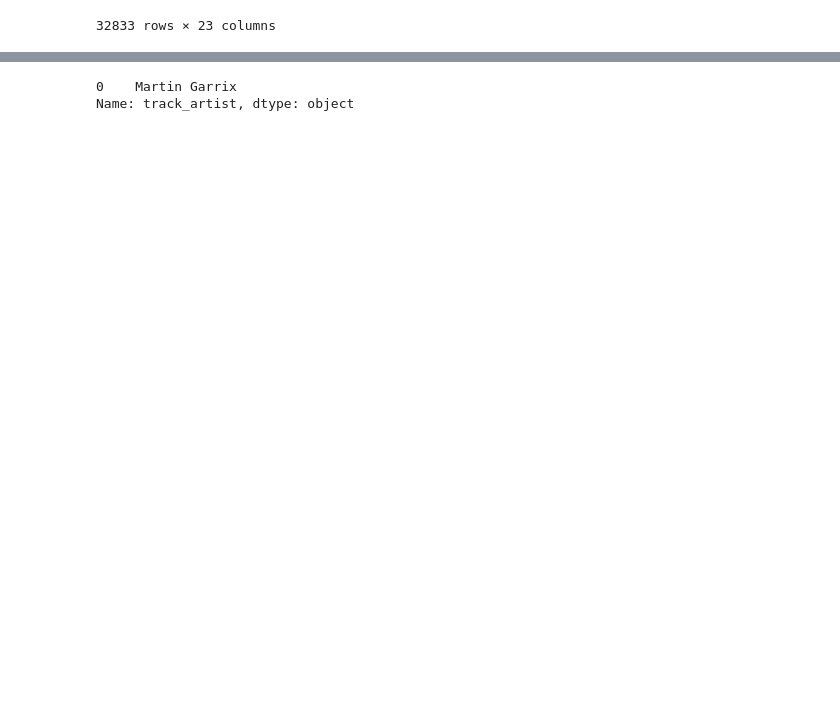
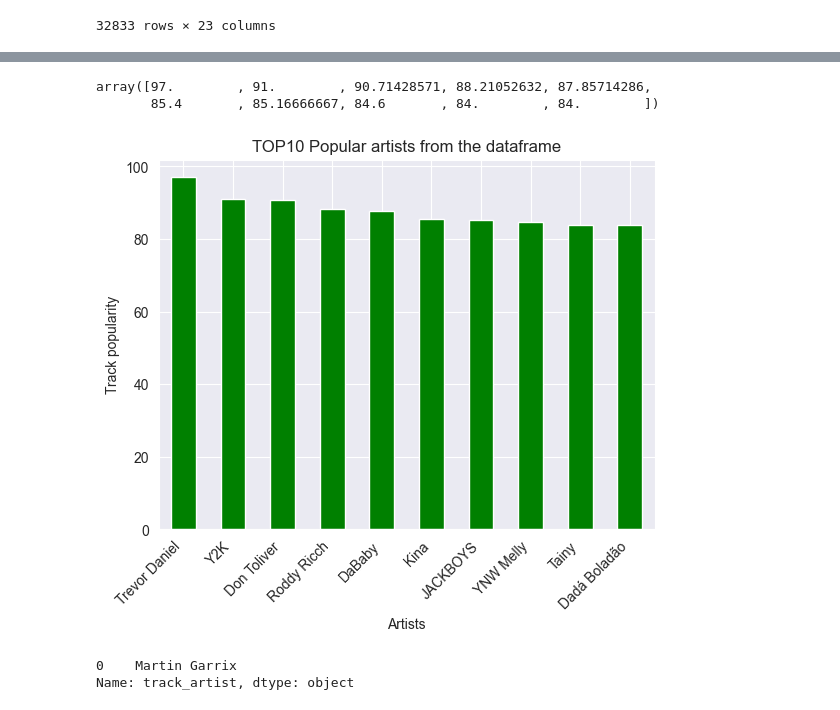
Before and after one commit to exaucersk/portfolio, a Jupyter notebook: spotify songs/spotify.ipynb, the cells around one changed output, grey strips where cells are left out. Cells and saved outputs as stored; diff of their text form; code cells hidden in the pictures; blank space fills up the shorter version.

```diff
--- a/spotify songs/spotify.ipynb
+++ b/spotify songs/spotify.ipynb
@@ -60,3 +60,7 @@ data
 | 32831 | 2m69mhnfQ1Oq6lGtXuYhgX | Only For You - Maor Levi Remix | Mat Zo | 15 | 1fGrOkHnHJcStl14zNx8Jy | Only For You (Remixes) | ... |
 | 32832 | 29zWqhca3zt5NsckZqDf6c | Typhoon - Original Mix | Julian Calor | 27 | 0X3mUOm6MhxR7PzxG95rAo | Typhoon/Storm | ... |
 32833 rows × 23 columns
+# %%
+popular_artists = data.groupby('track_artist').track_popularity.mean()
+popular_artists = popular_artists.sort_values(ascending=False).head(10)
+popular_artists
@@ -63,3 +80,17 @@ data
+# %%
+popular_artists.values
+# %% [output]
+array([97.        , 91.        , 90.71428571, 88.21052632, 87.85714286,
+       85.4       , 85.16666667, 84.6       , 84.        , 84.        ])
+# %%
+popular_artists.plot(kind='bar', color='green')
+plt.xticks(rotation=45, ha='right')
+plt.xlabel('Artists')
+plt.ylabel('Track popularity')
+plt.title('TOP10 Popular artists from the dataframe')
+plt.show()
+# %% [output]
+[figure, added]
 # %%
 #Artist with the most entries in the data
 data.track_artist.mode()
```
Also changed, not shown: parts of 3 cells of this notebook.
